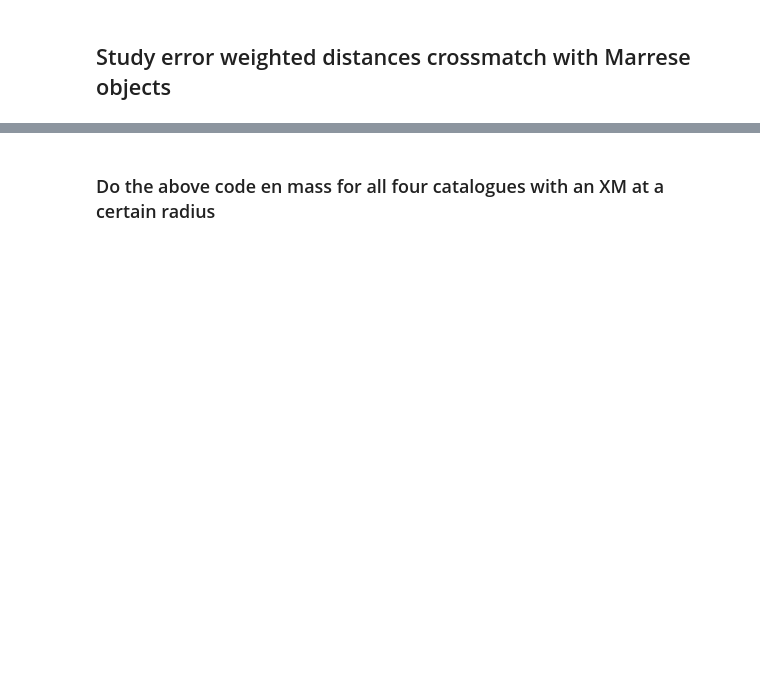
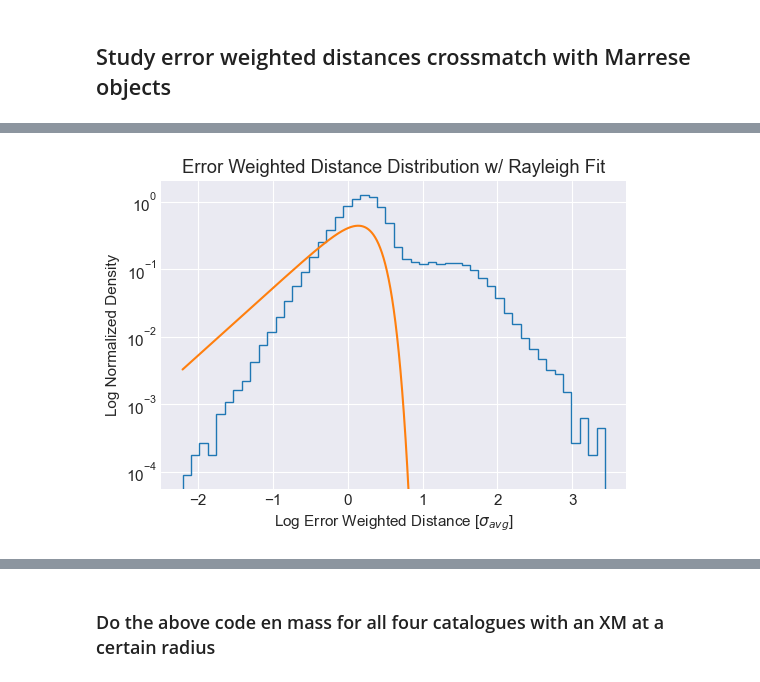
Before and after one commit to RenVit318/masterproject, a Jupyter notebook: src/notebooks/crossmatch_analysis.ipynb, the cells around one changed output, grey strips where cells are left out. Drawn from its saved outputs; the diff is of its cells as text; code cells hidden in the pictures; blank space fills up the shorter version.

```diff
--- a/src/notebooks/crossmatch_analysis.ipynb
+++ b/src/notebooks/crossmatch_analysis.ipynb
@@ -781,0 +781,24 @@ Text(0.5, 0, 'Log Error Weighted Distance [$\\sigma_{avg}$]')
+# %%
+# Show this in log-log space
+fig, ax = plt.subplots(1,1, figsize=(6,4))
+
+x = np.logspace(np.log10(np.min(error_w_distances)), np.log10(np.max(error_w_distances)), 1000)
+
+y_rayleigh = rayleigh(x, sigma)
+rayleigh_mask = y_rayleigh > 1.0e-24 # very small numbers, or 0
+
+ax.hist(np.log10(error_w_distances), log=True, histtype='step', density=True, bins=50)
+ylims = ax.get_ylim()
+ax.plot(np.log10(x[rayleigh_mask]), y_rayleigh[rayleigh_mask])
+
+ax.set_ylim(ylims)
+
+ax.set_xlabel(r'Log Error Weighted Distance [$\sigma_{avg}$]')
+ax.set_ylabel('Log Normalized Density')
+ax.set_title('Error Weighted Distance Distribution w/ Rayleigh Fit')
+
+
+plt.savefig(fpath+'marrese_ew_distribution_rayleigh_fit_loglog.png', bbox_inches='tight')
+plt.show()
+# %% [output]
+[figure, added]
```
Also changed, not shown: parts of 31 cells of this notebook.
